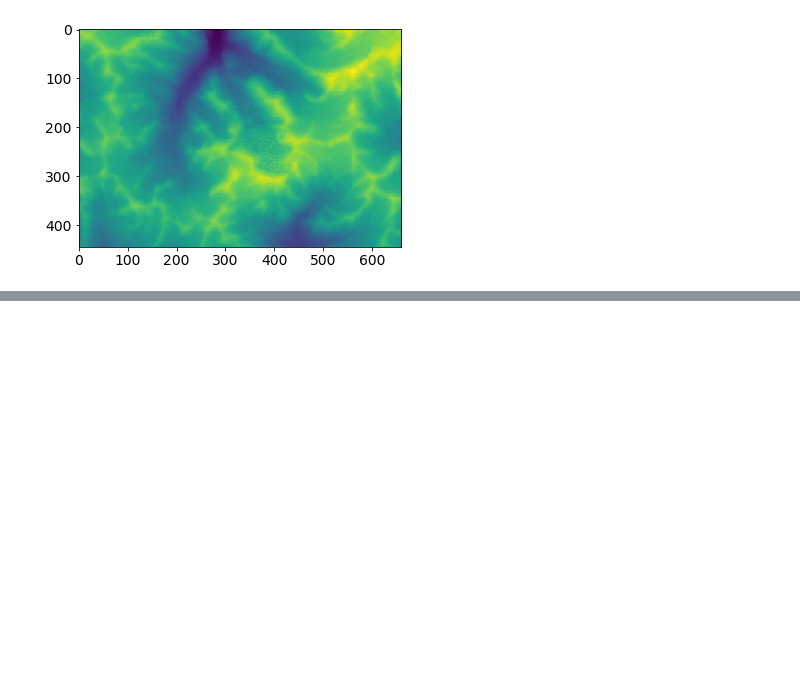
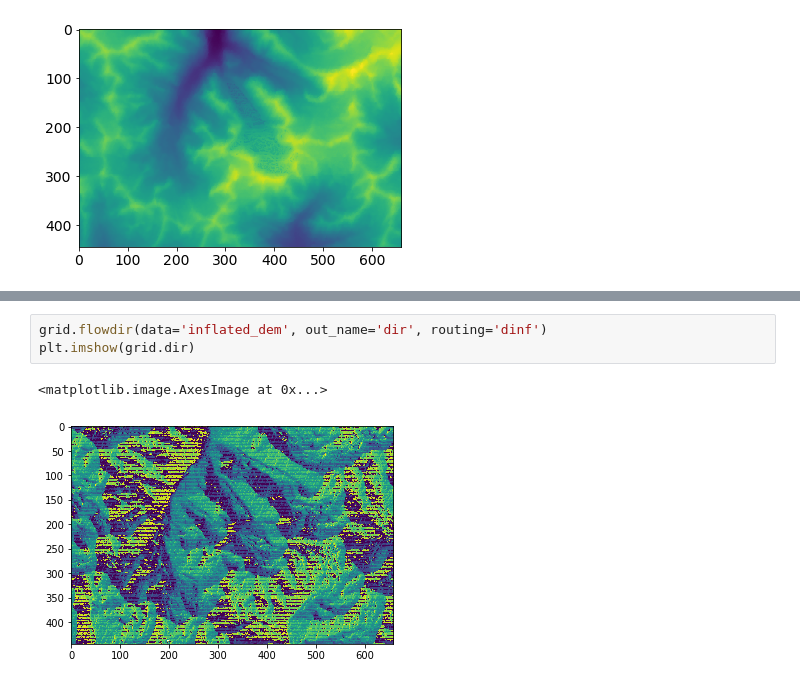
Before and after one commit to andrejstmh/Glacier, a Jupyter notebook: ledaji.ipynb, the cells around one changed output, grey strips where cells are left out. Cells and saved outputs as stored; diff of their text form; blank space fills up the shorter version.

```diff
--- a/ledaji.ipynb
+++ b/ledaji.ipynb
@@ -152,0 +180,6 @@ ImportError: Requires rasterio module
+# %%
+grid.flowdir(data='inflated_dem', out_name='dir', routing='dinf')
+plt.imshow(grid.dir)
+# %% [output]
+<matplotlib.image.AxesImage at 0x...>
+[figure, added]
```
Also changed, not shown: parts of 11 cells of this notebook, 1 other file.
